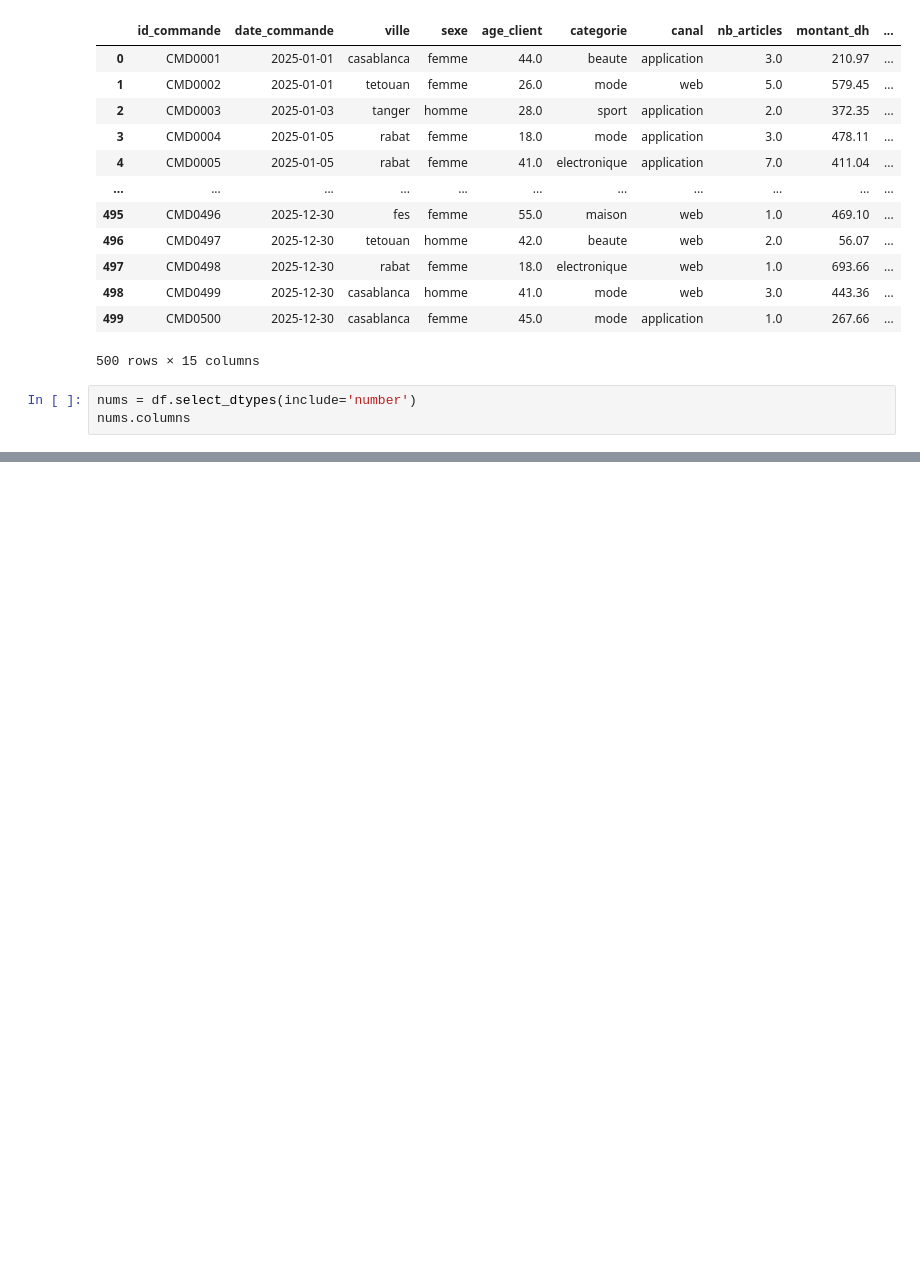
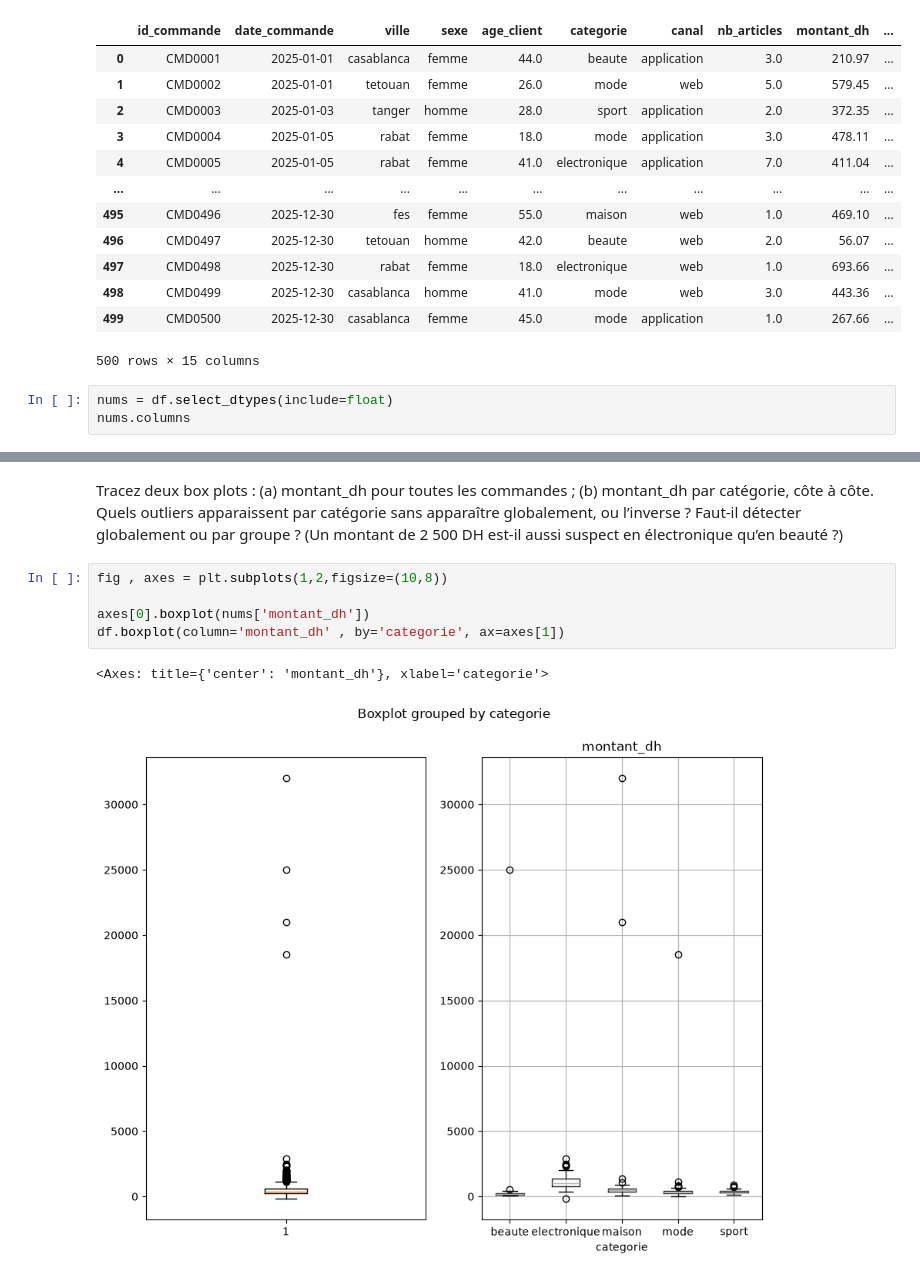
Before and after one commit to YoussefGharbaoui/DATA-PREPROCESSING, a Jupyter notebook: scripts/EDA_cmd_2.ipynb, the cells around one changed output, grey strips where cells are left out. Drawn from its saved outputs; the diff is of its cells as text; blank space fills up the shorter version.

```diff
--- a/scripts/EDA_cmd_2.ipynb
+++ b/scripts/EDA_cmd_2.ipynb
@@ -29,6 +29,6 @@ df
 | 499 | CMD0500 | 2025-12-30 | casablanca | femme | 45.0 | mode | application | 1.0 | 267.66 | ... |
 500 rows × 15 columns
 # %%
-nums = df.select_dtypes(include='number')
+nums = df.select_dtypes(include=float)
 nums.columns
 # %% [output]
@@ -56,0 +65,13 @@ dtype: object
+# %% [markdown]
+Tracez deux box plots : (a) montant_dh pour toutes les commandes ; (b) montant_dh par
+catégorie, côte à côte. Quels outliers apparaissent par catégorie sans apparaître globalement,
+ou l’inverse ? Faut-il détecter globalement ou par groupe ? (Un montant de 2 500 DH est-il
+aussi suspect en électronique qu’en beauté ?)
+# %%
+fig , axes = plt.subplots(1,2,figsize=(10,8))
+
+axes[0].boxplot(nums['montant_dh'])
+df.boxplot(column='montant_dh' , by='categorie', ax=axes[1])
+# %% [output]
+<Axes: title={'center': 'montant_dh'}, xlabel='categorie'>
+[figure, added]
```
Also changed, not shown: parts of 3 cells of this notebook.
